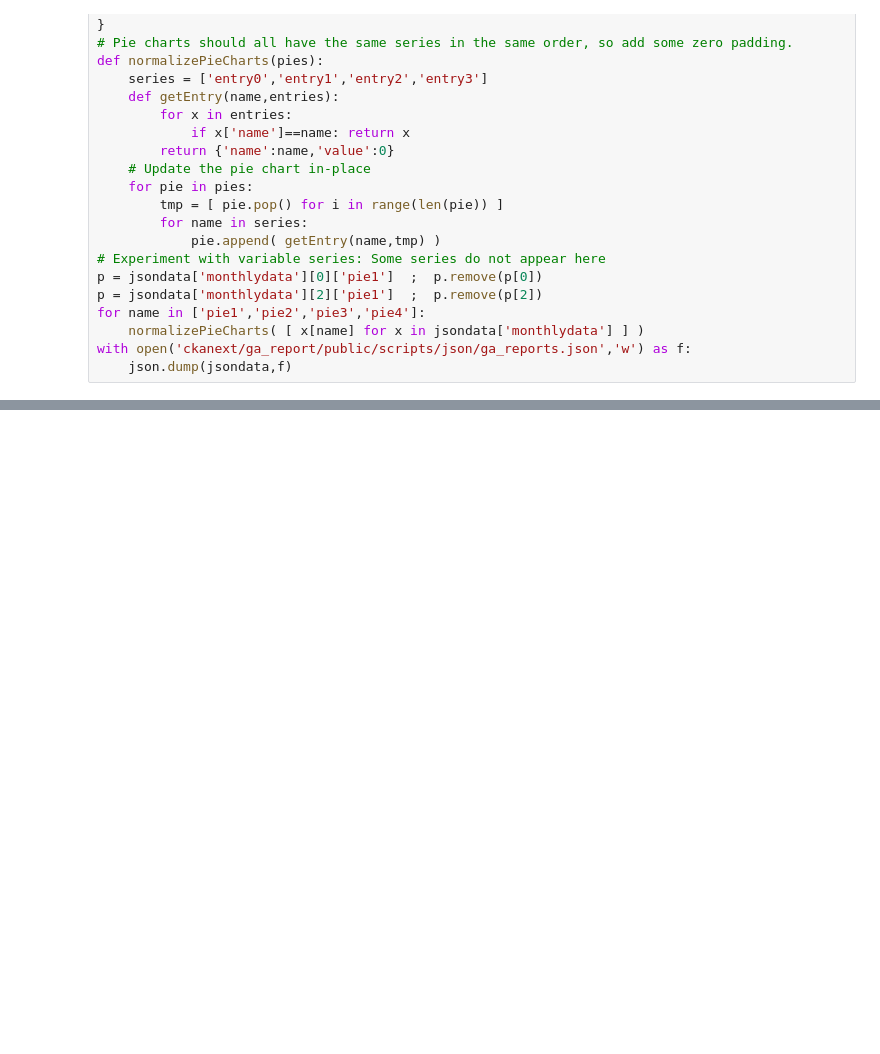
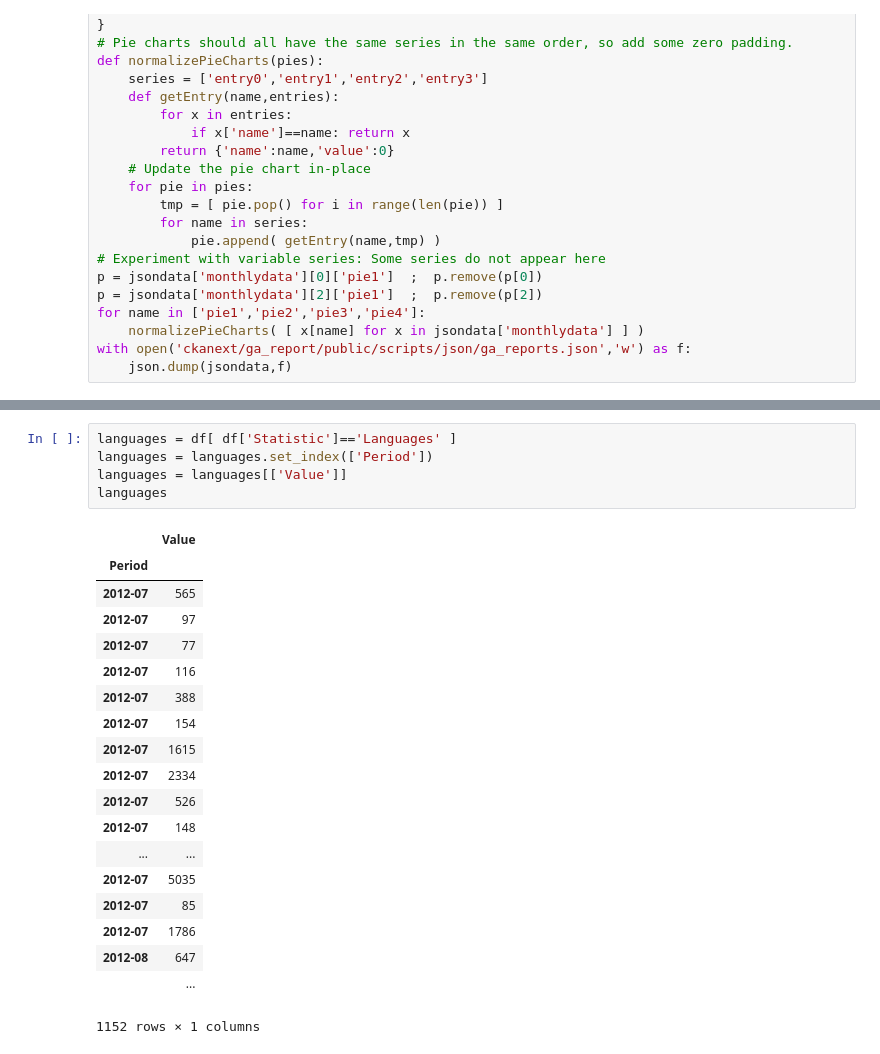
Before and after one commit to datagovuk/ckanext-ga-report, a Jupyter notebook: Demographics.ipynb, the cells around one changed output, grey strips where cells are left out. Cells and saved outputs as stored; diff of their text form; blank space fills up the shorter version.

```diff
--- a/Demographics.ipynb
+++ b/Demographics.ipynb
@@ -89,0 +105,25 @@ a,tmp
+# %%
+languages = df[ df['Statistic']=='Languages' ]
+languages = languages.set_index(['Period'])
+languages = languages[['Value']]
+languages
+# %% [output]
+|  | Value |
+| Period |  |
+| 2012-07 | 565 |
+| 2012-07 | 97 |
+| 2012-07 | 77 |
+| 2012-07 | 116 |
+| 2012-07 | 388 |
+| 2012-07 | 154 |
+| 2012-07 | 1615 |
+| 2012-07 | 2334 |
+| 2012-07 | 526 |
+| 2012-07 | 148 |
+| ... | ... |
+| 2012-07 | 5035 |
+| 2012-07 | 85 |
+| 2012-07 | 1786 |
+| 2012-08 | 647 |
+|  | ... |
+1152 rows × 1 columns
```
Also changed, not shown: parts of 7 cells of this notebook, 7 other files.
